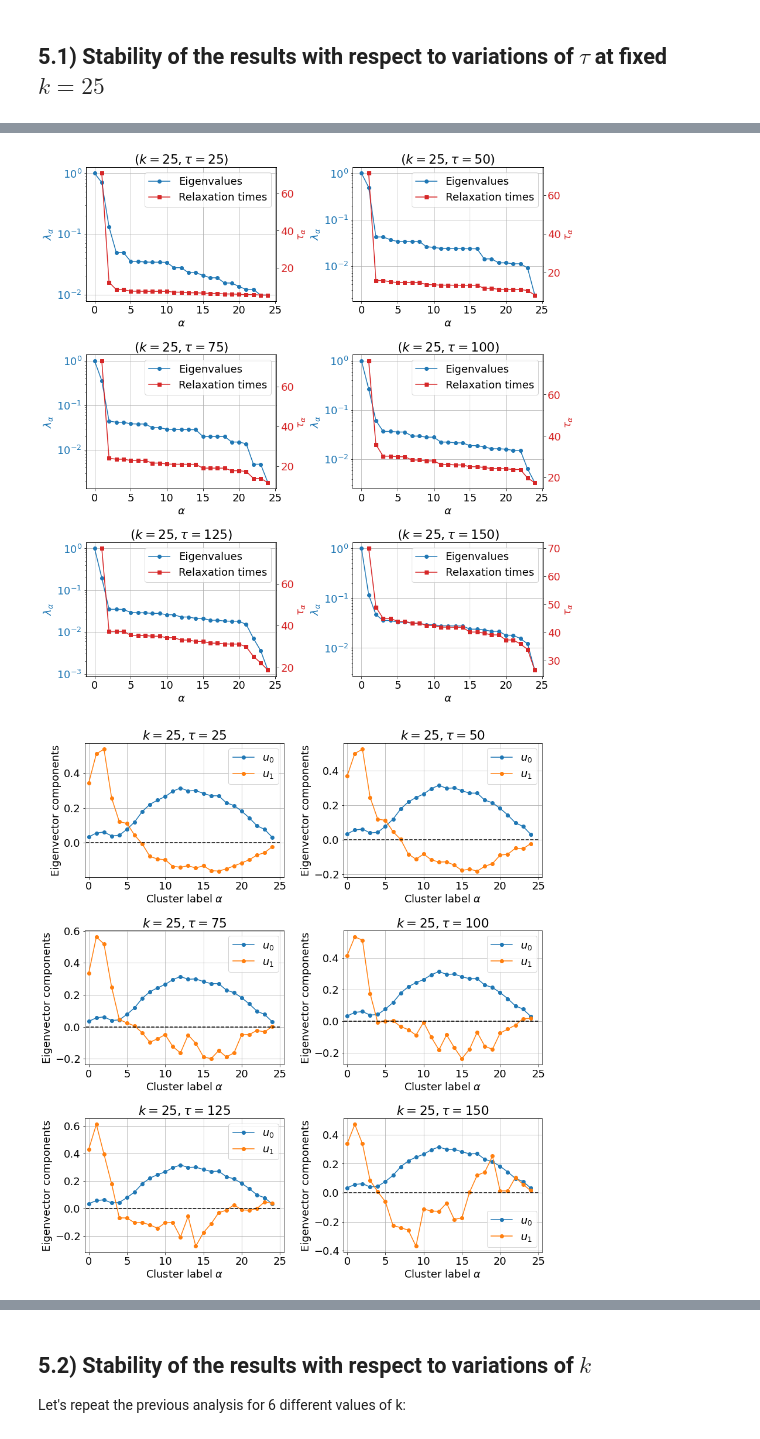
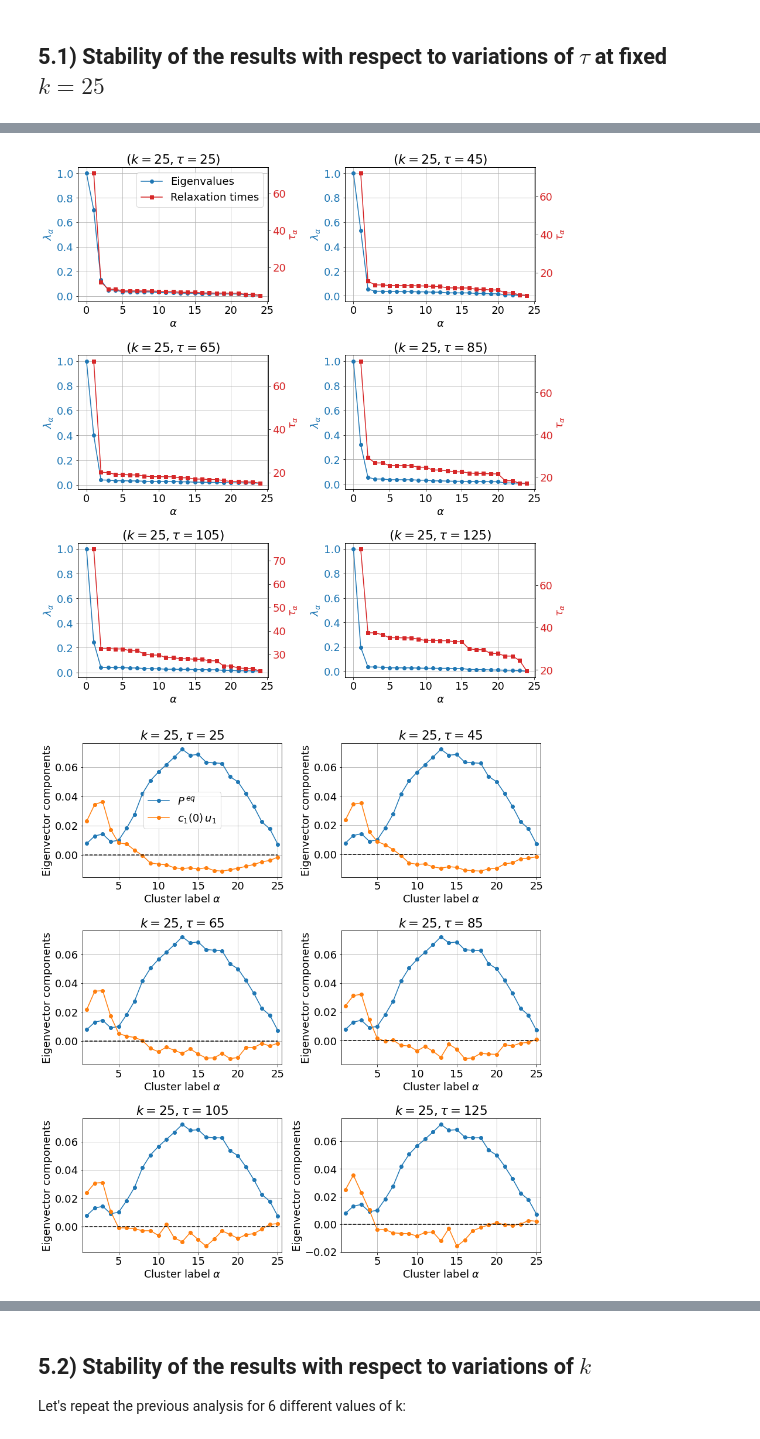
Before and after one commit to vdeltatto/unsupervised-learning, a Jupyter notebook: Fourth_exercise/Fourth_exercise.ipynb, the cells around one changed output, grey strips where cells are left out. Cells and saved outputs as stored; diff of their text form; code cells hidden in the pictures.

```diff
--- a/Fourth_exercise/Fourth_exercise.ipynb
+++ b/Fourth_exercise/Fourth_exercise.ipynb
@@ -436,18 +441,16 @@ markov_states = np.real(sign_u1*left_eigenvectors[:,1]) < 0
 plt.rcParams['font.size'] = 18
 plt.figure(figsize=(10,8))
 colors = plt.cm.coolwarm(np.linspace(0.1,0.9,2))
-labels = ["$u_{\\alpha 1}>0$","$u_{\\alpha 1}<0$"]
-for cluster_index in range(k):
-    new_index = int(np.where(sorted_indices==cluster_index)[0])
-    elements = clusters_trials[best_trial_index][new_index]
-    plt.plot(Y[elements,0],Y[elements,1],'.',color=colors[int(markov_states[cluster_index])])#,label = labels[int(markov_states[cluster_index])])
+for cluster_index in np.arange(k)[sorted_indices]:
+    elements = clusters_trials[best_trial_index][cluster_index]
+    plt.plot(Y[elements,0],Y[elements,1],'.',color=colors[int(markov_states[cluster_index])])
 plt.plot(centroids_trials[best_trial_index][:,0],centroids_trials[best_trial_index][:,1],'kX',markersize=10)
 plt.xlabel("X$_1$")
 plt.ylabel("X$_2$")
 plt.title("Best partition with $k$-means++ ($k = {:d}$)".format(k))
 plt.grid("on")
-legend_elements = [Line2D([0], [0], marker='o', color=colors[0], label='$u_{\\alpha 1} < 0$', markersize=8,lw=0),
-                   Line2D([0], [0], marker='o', color=colors[1], label='$u_{\\alpha 1} > 0$', markersize=8,lw=0)]
+legend_elements = [Line2D([0], [0], marker='o', color=colors[0], label='$c_1(0)\,u_{\\alpha 1} > 0$', markersize=8,lw=0),
+                   Line2D([0], [0], marker='o', color=colors[1], label='$c_1(0)\,u_{\\alpha 1} < 0$', markersize=8,lw=0)]
 plt.legend(handles=legend_elements, loc='best')
 plt.show()
 # %% [output]
@@ -481,7 +484,7 @@ for i in range(len(nlags_trials)):
     transition_matrix = compute_transition_matrix(cluster_traj, k=k, nlags=nlags_trials[i])
     eigenvalues[i] = np.linalg.eigvals(transition_matrix)
 # %%
-nlags_values = [25,50,75,100,125,150]
+nlags_values = [25,45,65,85,105,125]
 
 plt.figure(figsize=(8,6))
 plt.plot(nlags_trials,-nlags_trials/np.log(np.abs(eigenvalues[:,1])),linewidth=2)
@@ -504,8 +507,8 @@ eigenvalues = {}
 left_eigenvectors = {}
 right_eigenvectors = {}
 sorted_indices = {}
-sign_u0 = {}
-sign_u1 = {}
+c_0 = {}
+c_1 = {}
 
 for nlags in nlags_values:
     transition_matrix = compute_transition_matrix(cluster_traj, k=k, nlags=nlags)
@@ -517,10 +520,10 @@ for nlags in nlags_values:
     left_eigenvectors[nlags] = left_eigenvectors[nlags][:,sorted_indices[nlags]]
     right_eigenvectors[nlags] = right_eigenvectors[nlags][:,sorted_indices[nlags]]
 
-    sign_u0[nlags] = np.sign(np.real(right_eigenvectors[nlags][0,0]))
-    sign_u1[nlags] = np.sign(np.real(np.sum(right_eigenvectors[nlags][:,1])))
+    c_0[nlags] = np.real(right_eigenvectors[nlags][0,0])
+    c_1[nlags] = np.real(np.sum(right_eigenvectors[nlags][:,1])) / k
 
-    if sign_u0[nlags]*left_eigenvectors[nlags][0,0] < 0: left_eigenvectors[nlags] *= -1
+    if c_0[nlags]*left_eigenvectors[nlags][0,0] < 0: left_eigenvectors[nlags] *= -1
 # %%
 fig, ax1 = plt.subplots(3,2,figsize=(14,16))
 
@@ -531,7 +534,6 @@ for i in range(3):
         index_nlags += 1
         color = 'tab:blue'
         lns1 = ax1[i,j].plot(np.abs(eigenvalues[nlags]),'o-',color=color,label="Eigenvalues")
-        ax1[i,j].set_yscale("log")
         ax1[i,j].set_ylabel("$\\lambda_{\\alpha}$",color=color)
         ax1[i,j].set_xlabel("$\\alpha$")
         ax1[i,j].grid("on")
@@ -541,41 +543,37 @@ for i in range(3):
         ax2 = ax1[i,j].twinx()
         lns2 = ax2.plot(np.arange(1,k),-nlags/np.log(np.abs(eigenvalues[nlags][1:])),'s-',color=color,label="Relaxation times")
         ax2.set_ylabel("$\\tau_{\\alpha}$",color=color)
-        #ax2.set_yscale("log")
         ax2.tick_params(axis='y', labelcolor=color)
-        #ax1.legend()
-
-        lns = lns1+lns2
-        labs = [l.get_label() for l in lns]
-        ax1[i,j].legend(lns, labs, loc='best')
-
         plt.title("($ k = {:d}, \\tau={:d}$)".format(k,nlags))
-        #plt.xticks(np.arange(0,k+1))
+lns = lns1+lns2
+labs = [l.get_label() for l in lns]
+ax1[0,0].legend(lns, labs, loc='best')
 fig.subplots_adjust(hspace=.4,wspace=.4)
 plt.show()
 # %% [output]
-[figure, old version]
+[figure, new version]
 # %%
 fig, ax = plt.subplots(3,2,figsize=(14,16))
 
 index_nlags = 0
 for i in range(3):
     for j in range(2):
         nlags = nlags_values[index_nlags]
         index_nlags += 1
-        ax[i,j].plot(np.real(sign_u0[nlags]*left_eigenvectors[nlags][:,0]),'o-',label='$u_0$')
-        ax[i,j].plot(np.real(sign_u1[nlags]*left_eigenvectors[nlags][:,1]),'o-',label='$u_1$')
+        P_eq = np.real(left_eigenvectors[nlags][:,0] / np.sum(left_eigenvectors[nlags][:,0]))
+        ax[i,j].plot(range(1,k+1),P_eq,'o-',label='$P^{\,eq}$')
+        ax[i,j].plot(range(1,k+1),np.real(c_1[nlags]*left_eigenvectors[nlags][:,1]),'o-',label='$c_1(0)\,u_1$')
         ax[i,j].plot(np.linspace(-1,k,2),np.zeros(2),'k--')
         ax[i,j].set_xlabel("Cluster label $\\alpha$")
         ax[i,j].set_ylabel("Eigenvector components")
-        ax[i,j].legend(loc='best')
         ax[i,j].grid("on")
-        ax[i,j].set_xlim([-0.5,k+0.5])
+        ax[i,j].set_xlim([0.5,k+0.5])
         ax[i,j].set_title("$k = {:d}, \\tau={:d}$".format(k,nlags))
+ax[0,0].legend(loc='best')
 fig.subplots_adjust(hspace=.4,wspace=.3)
 plt.show()
 # %% [output]
-[figure, old version]
+[figure, new version]
 # %%
 markov_states = {}
 for nlags in nlags_values:
```
Also changed, not shown: parts of 36 cells of this notebook.
